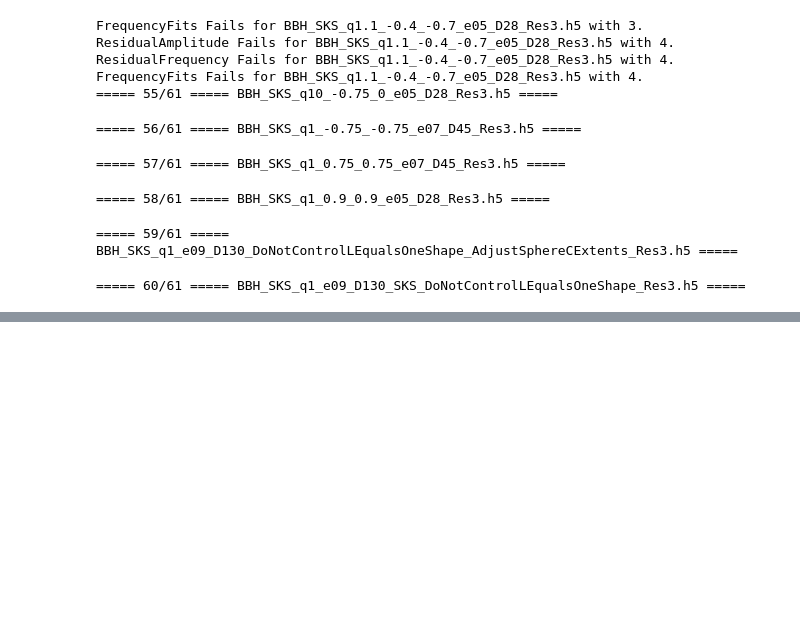
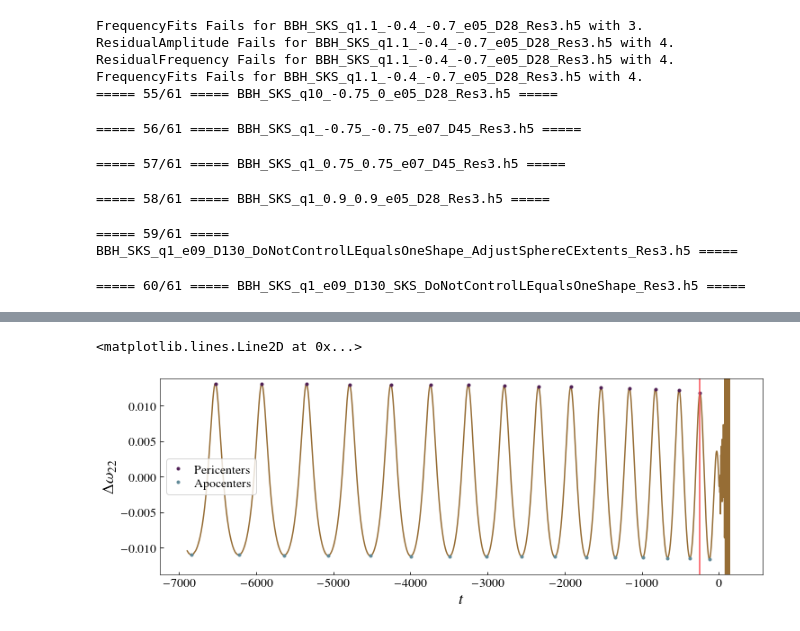
Before and after one commit to vijayvarma392/gw_eccentricity, a Jupyter notebook: notebook/diagnostics-NR.ipynb, the cells around one changed output, grey strips where cells are left out. Saved outputs shown, nothing was run; the diff lists cells and outputs as text; code cells hidden in the pictures; blank space fills up the shorter version.

```diff
--- a/notebook/diagnostics-NR.ipynb
+++ b/notebook/diagnostics-NR.ipynb
@@ -270,0 +404,7 @@ FrequencyFits Fails for BBH_SKS_q1.1_-0.4_-0.7_e05_D28_Res3.h5 with 4.
+# %%
+fig, ax = gwecc_obj.plot_residual_omega22()
+ax.axvline(gwecc_obj.t[last_peri])
+# ax.set_xlim(gwecc_obj.t[last_peri] - 500, gwecc_obj.t[last_peri] + 500)
+# %% [output]
+<matplotlib.lines.Line2D at 0x...>
+[figure, added]
```
Also changed, not shown: parts of 14 cells of this notebook, 2 other files.
